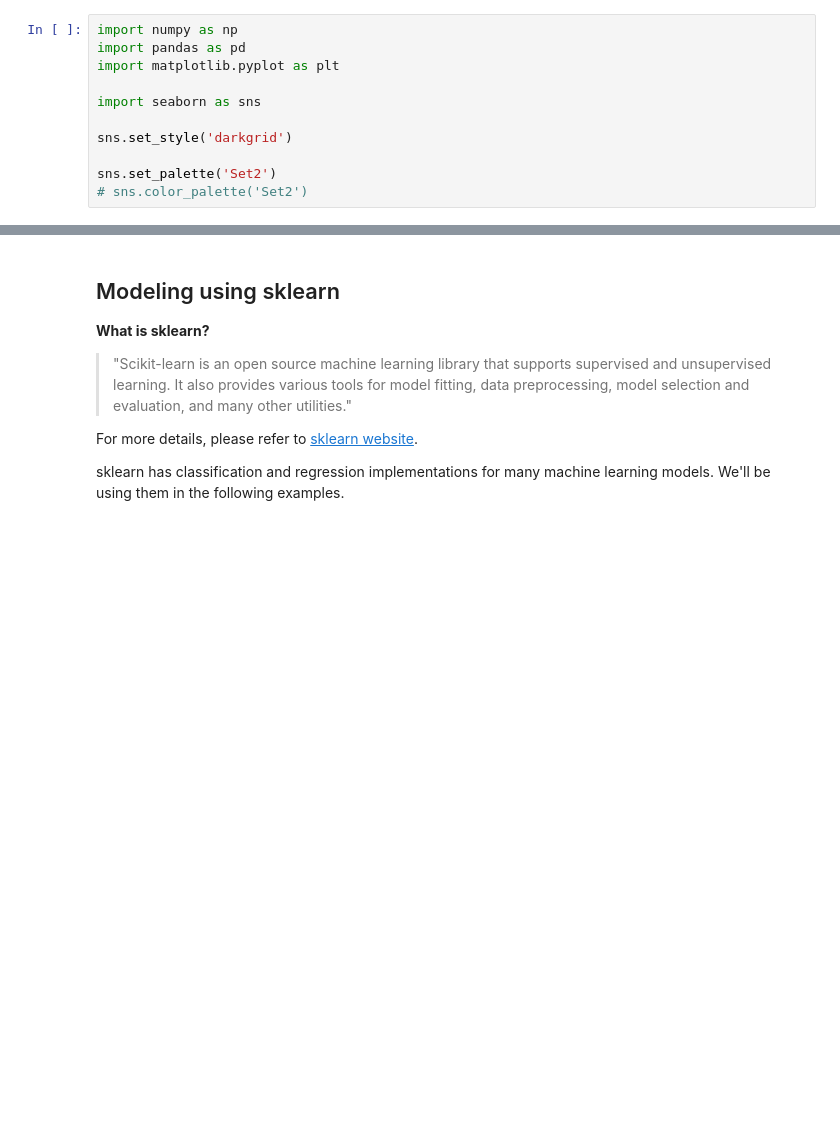
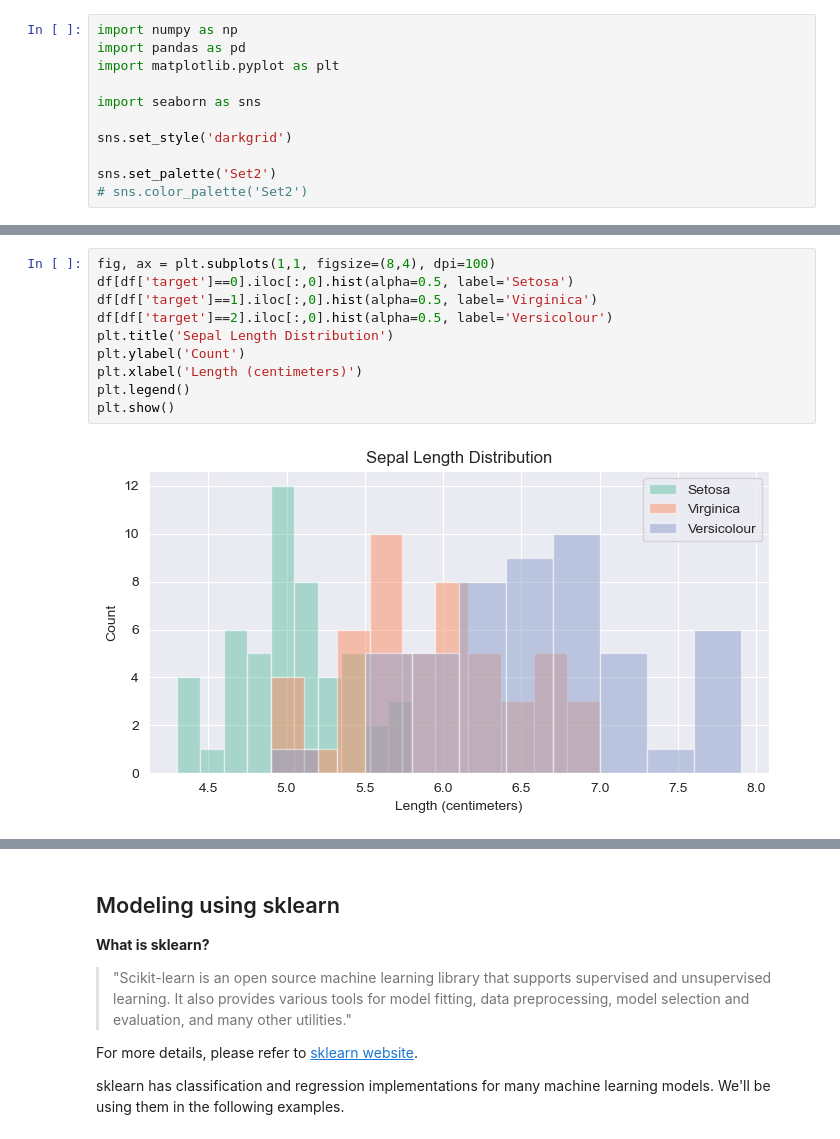
Before and after one commit to Cyntwikip/Machine-Learning, a Jupyter notebook: ml_python.ipynb, the cells around one changed output, grey strips where cells are left out. Saved outputs shown, nothing was run; the diff lists cells and outputs as text; blank space fills up the shorter version.

```diff
--- a/ml_python.ipynb
+++ b/ml_python.ipynb
@@ -31,0 +80,12 @@ We will also be splitting the dataset into train and test sets.
+# %%
+fig, ax = plt.subplots(1,1, figsize=(8,4), dpi=100)
+df[df['target']==0].iloc[:,0].hist(alpha=0.5, label='Setosa')
+df[df['target']==1].iloc[:,0].hist(alpha=0.5, label='Virginica')
+df[df['target']==2].iloc[:,0].hist(alpha=0.5, label='Versicolour')
+plt.title('Sepal Length Distribution')
+plt.ylabel('Count')
+plt.xlabel('Length (centimeters)')
+plt.legend()
+plt.show()
+# %% [output]
+[figure, added]
```
Also changed, not shown: parts of 39 cells of this notebook.
